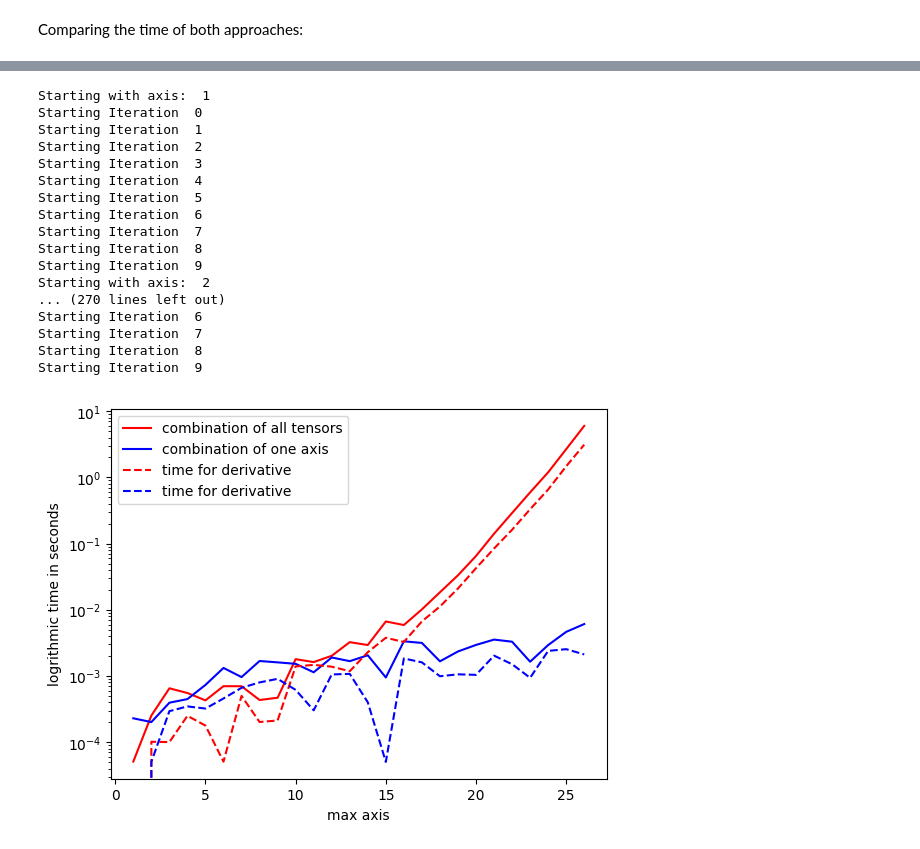
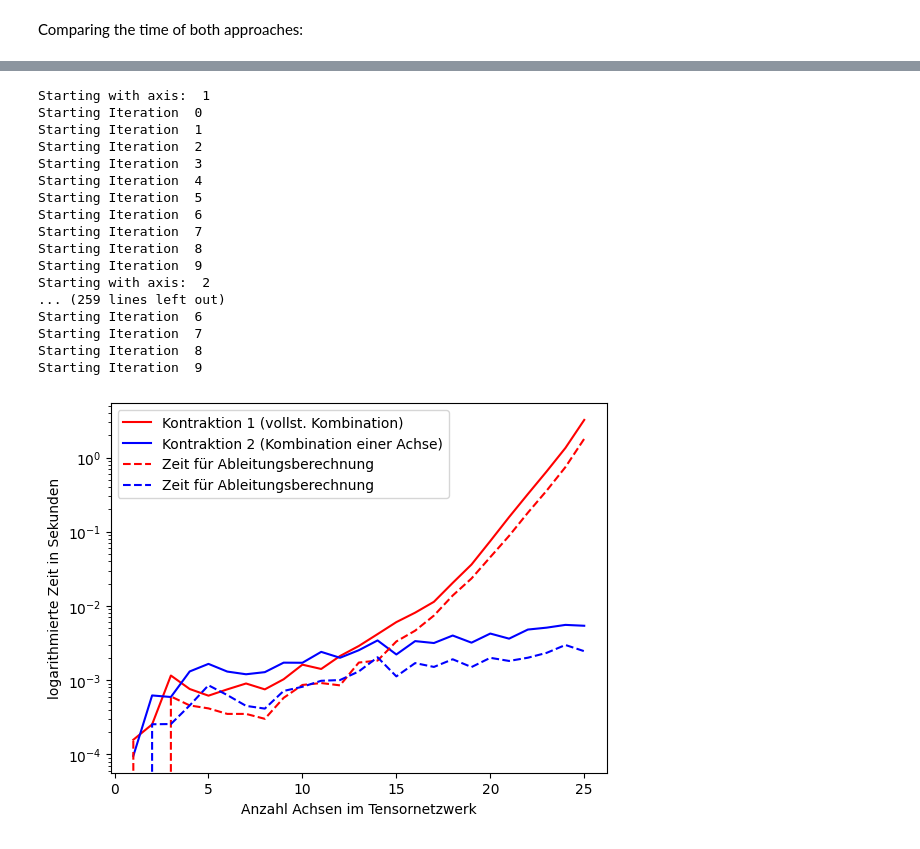
Before and after one commit to Hanno1/differentiation-of-tensornetworkcontraction-, a Jupyter notebook: notebook.ipynb, the cells around one changed output, grey strips where cells are left out. Cells and saved outputs as stored; diff of their text form; code cells hidden in the pictures.

Commit message:
main notebook updated for final image

```diff
--- a/notebook.ipynb
+++ b/notebook.ipynb
@@ -121,12 +121,12 @@ def plot_time(n, max_axis, creation_function):
         y_d_1.append(d_1)
         y_d_2.append(d_2)
 
-    plt.plot(x, y_1, label="combination of all tensors", color="red")
-    plt.plot(x, y_2, label="combination of one axis", color="blue")
-    plt.plot(x, y_d_1, label="time for derivative", color="red", linestyle="dashed")
-    plt.plot(x, y_d_2, label="time for derivative", color="blue", linestyle="dashed")
-    plt.xlabel("max axis")
-    plt.ylabel("logrithmic time in seconds")
+    plt.plot(x, y_1, label="Kontraktion 1 (vollst. Kombination)", color="red")
+    plt.plot(x, y_2, label="Kontraktion 2 (Kombination einer Achse)", color="blue")
+    plt.plot(x, y_d_1, label="Zeit für Ableitungsberechnung", color="red", linestyle="dashed")
+    plt.plot(x, y_d_2, label="Zeit für Ableitungsberechnung", color="blue", linestyle="dashed")
+    plt.xlabel("Anzahl Achsen im Tensornetzwerk")
+    plt.ylabel("logarithmierte Zeit in Sekunden")
     plt.yscale("log")
     plt.legend()
     plt.show()
@@ -156,21 +156,21 @@ Starting Iteration  9
 # %%
-y_1, y_2, y_d_1, y_d_2 = plot_time(10, 26, tensor.create_sparse_tensornetwork)
+y_1, y_2, y_d_1, y_d_2 = plot_time(10, 25, tensor.create_sparse_tensornetwork)
 # %% [output]
 Starting with axis:  1
 Starting Iteration  0
 Starting Iteration  1
 Starting Iteration  2
 Starting Iteration  3
 Starting Iteration  4
 Starting Iteration  5
 Starting Iteration  6
 Starting Iteration  7
 Starting Iteration  8
 Starting Iteration  9
 Starting with axis:  2
-... (270 lines left out)
+... (259 lines left out)
 Starting Iteration  6
 Starting Iteration  7
 Starting Iteration  8
 Starting Iteration  9
-[figure, old version]
+[figure, new version]
```
Also changed, not shown: parts of 2 cells of this notebook.
